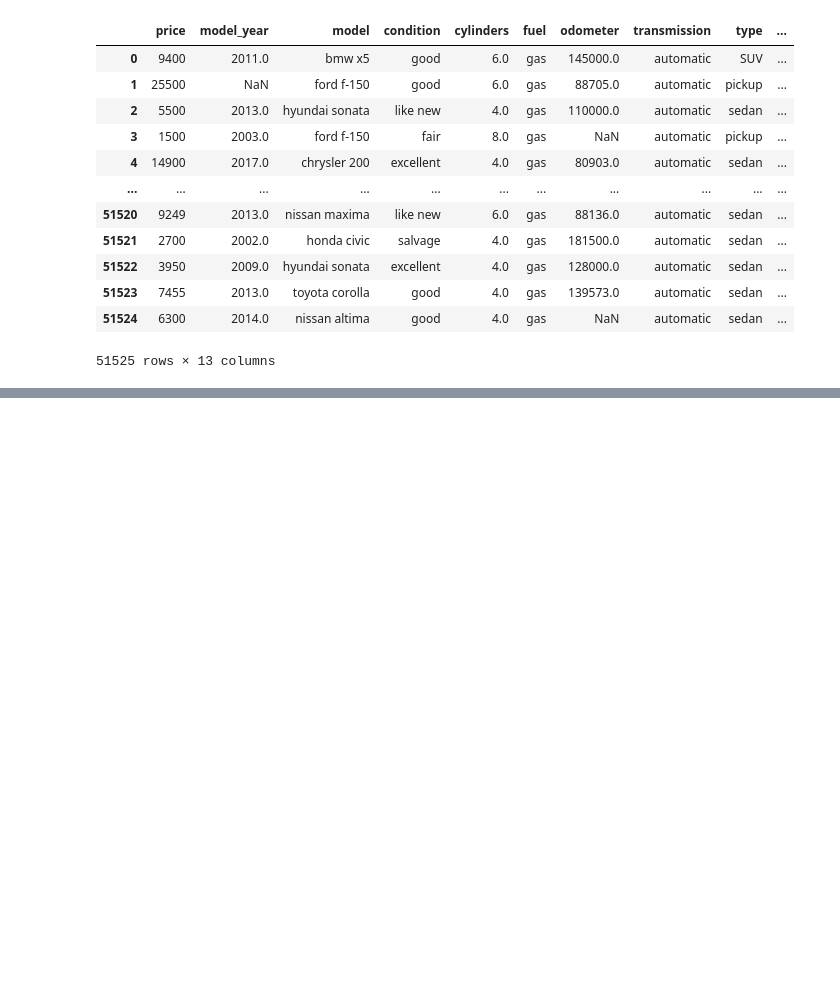
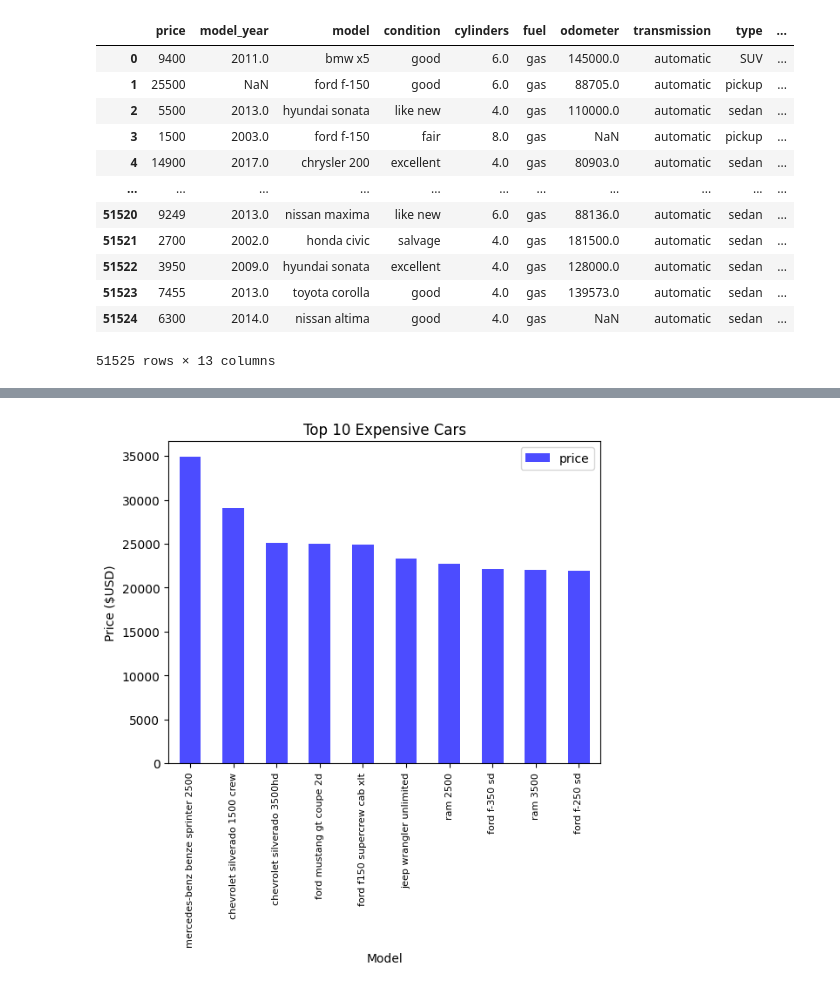
Before and after one commit to eyupalasoy/sprint_4, a Jupyter notebook: notebooks/EDA.ipynb, the cells around one changed output, grey strips where cells are left out. Saved outputs shown, nothing was run; the diff lists cells and outputs as text; code cells hidden in the pictures; blank space fills up the shorter version.

```diff
--- a/notebooks/EDA.ipynb
+++ b/notebooks/EDA.ipynb
@@ -118,0 +205,4 @@ DeltaGenerator()
+# %%
+price_mean=df.groupby('model')['price'].mean()
+price_mean_df=price_mean.reset_index().sort_values(by='price',ascending=False)
+print(price_mean_df)
@@ -118,0 +224,10 @@ DeltaGenerator()
+# %%
+top_10_price=price_mean_df.head(10)
+bottom_10_price=price_mean_df.tail(10)
+top_10_price.plot(kind='bar',x='model',y='price',title='Top 10 Expensive Cars',color='blue',alpha=0.7)
+plt.xlabel('Model')
+plt.ylabel('Price ($USD)')
+plt.xticks(fontsize=8)
+plt.show()
+# %% [output]
+[figure, added]
```
Also changed, not shown: parts of 32 cells of this notebook.
